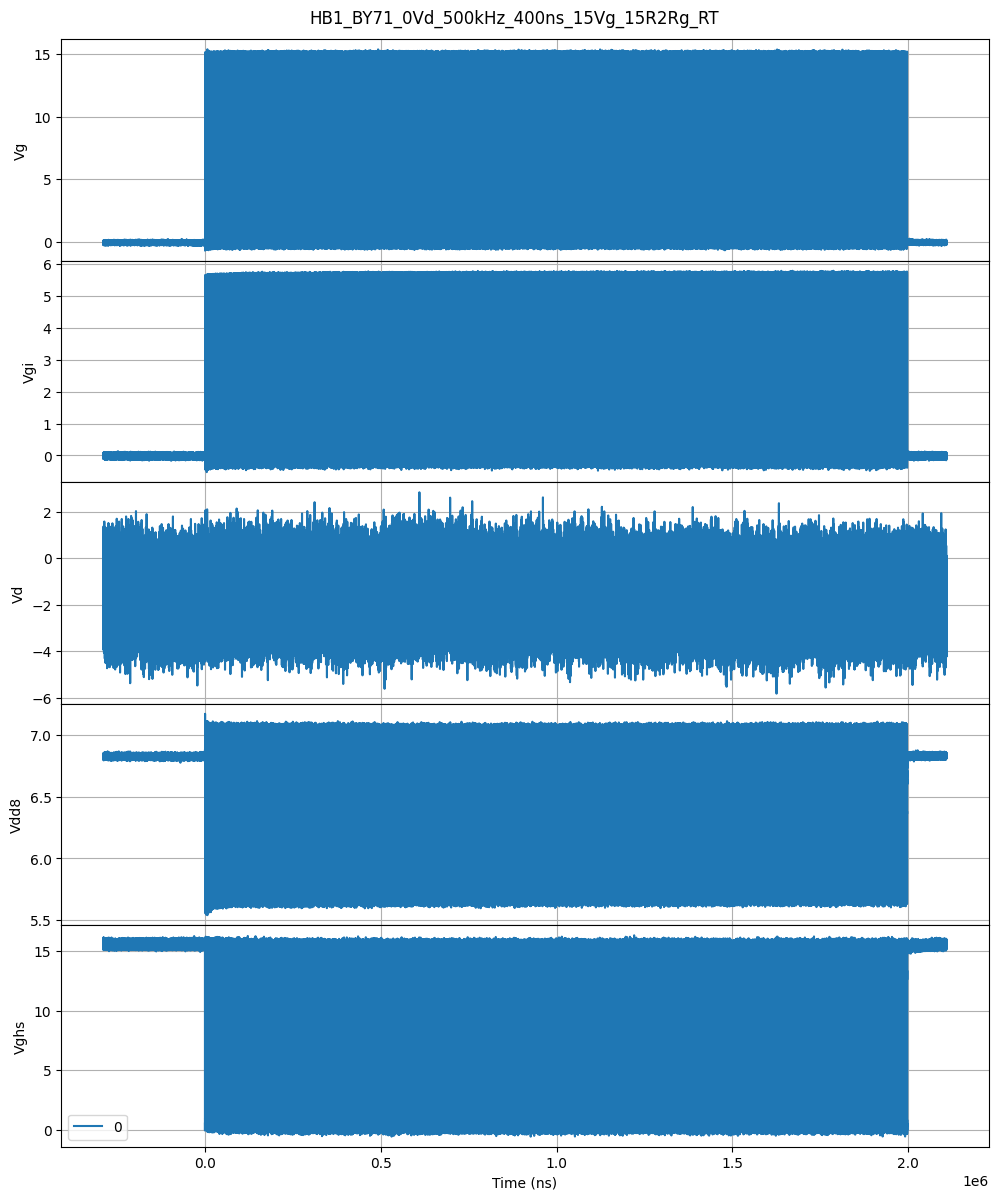
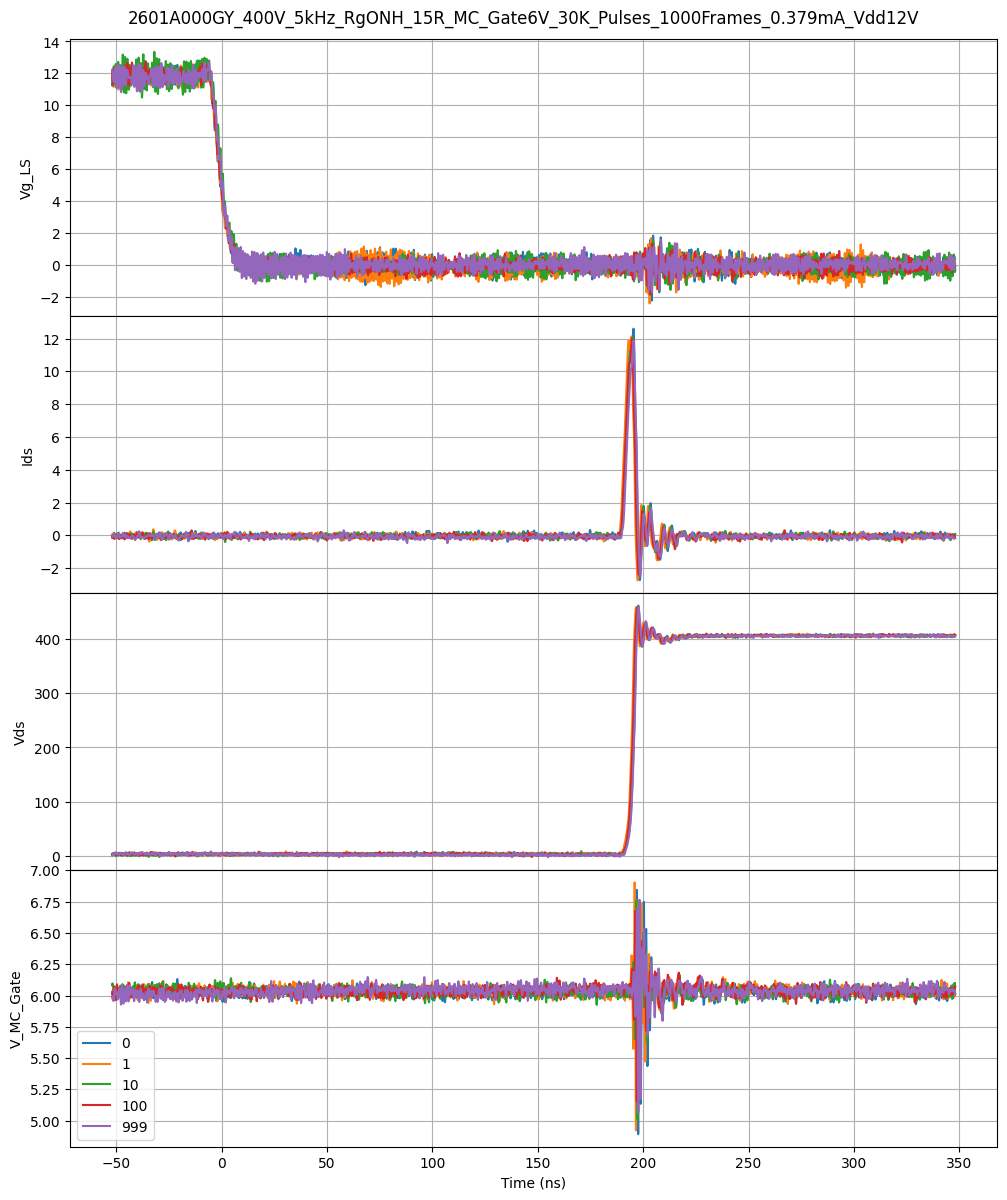
The notebook cell's code change between the first figure and the second:
--- before
+++ after
@@ -4,7 +4,8 @@
 fig.subplots_adjust(hspace=0)
 time1 = tss.waveforms[list(channel_labels.keys())[0]].time_for_frame()*1e9
+print(tss.waveforms[list(channel_labels.keys())[0]].frame_count)
 
 index = 0
-for i in [0]:
+for i in [0, 1, 10, 100, 999]:
     index = 0
     for channel in channel_labels.keys():
@@ -17,5 +18,5 @@
 plt.legend()
 plt.xlabel('Time (ns)')
-#plt.xlim([500, 1300])
+#plt.xlim([0, 4300])
 #plt.legend(loc='best')
 plt.show()

Commit: Updata for tdon correction